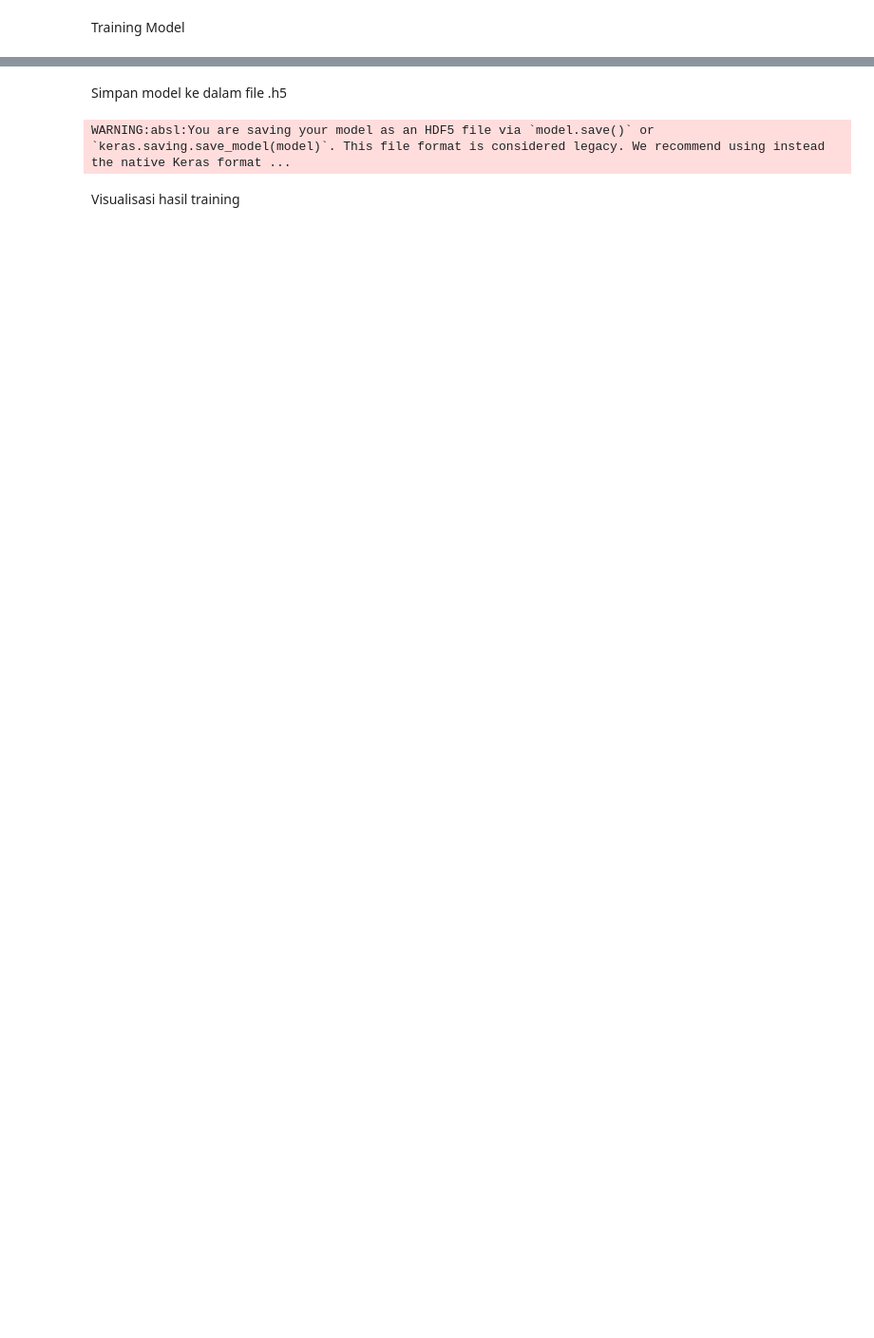
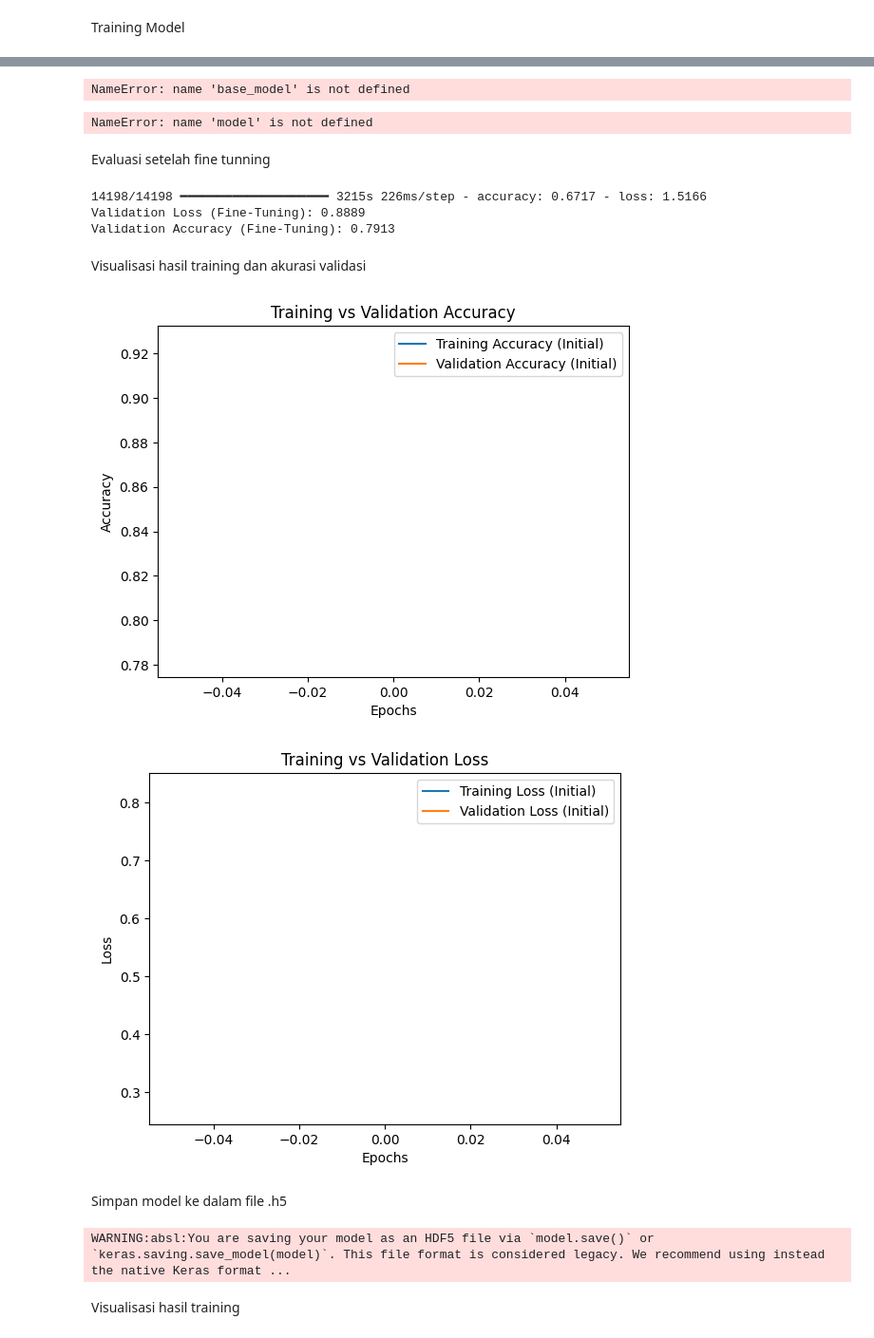
Before and after one commit to irsyamokta/anomali-detection, a Jupyter notebook: notebooks/anomali_detection.ipynb, the cells around one changed output, grey strips where cells are left out. Shown: that part at 95% size. Cells and saved outputs as stored; diff of their text form; code cells hidden in the pictures; blank space fills up the shorter version.

Commit message:
Fix : CNN model notebook

```diff
--- a/notebooks/anomali_detection.ipynb
+++ b/notebooks/anomali_detection.ipynb
@@ -100,3 +223,62 @@ Epoch 10/10
+# %%
+base_model.trainable = True
+for layer in base_model.layers[:100]:
+    layer.trainable = False
+
+
+model.compile(
+    optimizer=tf.keras.optimizers.Adam(learning_rate=1e-4),
+    loss='categorical_crossentropy',
+    metrics=['accuracy']
+)
+# %% [output]
+NameError: name 'base_model' is not defined
+# %%
+history_fine = model.fit(
+    train_data,
+    validation_data=val_data,
+    epochs=1,
+    callbacks=callbacks
+)
+# %% [output]
+NameError: name 'model' is not defined
+# %% [markdown]
+Evaluasi setelah fine tunning
+# %%
+val_loss, val_acc = model.evaluate(val_data)
+print(f"Validation Loss (Fine-Tuning): {val_loss:.4f}")
+print(f"Validation Accuracy (Fine-Tuning): {val_acc:.4f}")
+# %% [output]
+14198/14198 ━━━━━━━━━━━━━━━━━━━━ 3215s 226ms/step - accuracy: 0.6717 - loss: 1.5166
+Validation Loss (Fine-Tuning): 0.8889
+Validation Accuracy (Fine-Tuning): 0.7913
+# %% [markdown]
+Visualisasi hasil training dan akurasi validasi
+# %%
+# Plot training & validation accuracy
+plt.plot(history.history['accuracy'], label='Training Accuracy (Initial)')
+plt.plot(history.history['val_accuracy'], label='Validation Accuracy (Initial)')
+plt.plot(history_fine.history['accuracy'], label='Training Accuracy (Fine-Tune)')
+plt.plot(history_fine.history['val_accuracy'], label='Validation Accuracy (Fine-Tune)')
+plt.legend()
+plt.title('Training vs Validation Accuracy')
+plt.xlabel('Epochs')
+plt.ylabel('Accuracy')
+plt.show()
+
+# Plot training & validation loss
+plt.plot(history.history['loss'], label='Training Loss (Initial)')
+plt.plot(history.history['val_loss'], label='Validation Loss (Initial)')
+plt.plot(history_fine.history['loss'], label='Training Loss (Fine-Tune)')
+plt.plot(history_fine.history['val_loss'], label='Validation Loss (Fine-Tune)')
+plt.legend()
+plt.title('Training vs Validation Loss')
+plt.xlabel('Epochs')
+plt.ylabel('Loss')
+plt.show()
+# %% [output]
+[figure, added]
+[figure, added]
 # %% [markdown]
 Simpan model ke dalam file .h5
 # %%
```
Also changed, not shown: parts of 27 cells of this notebook.
